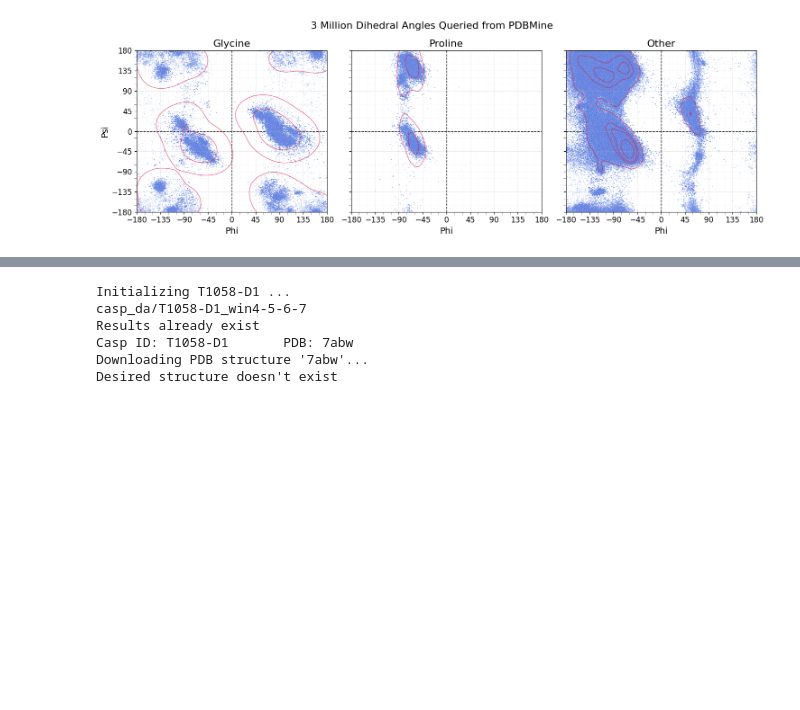
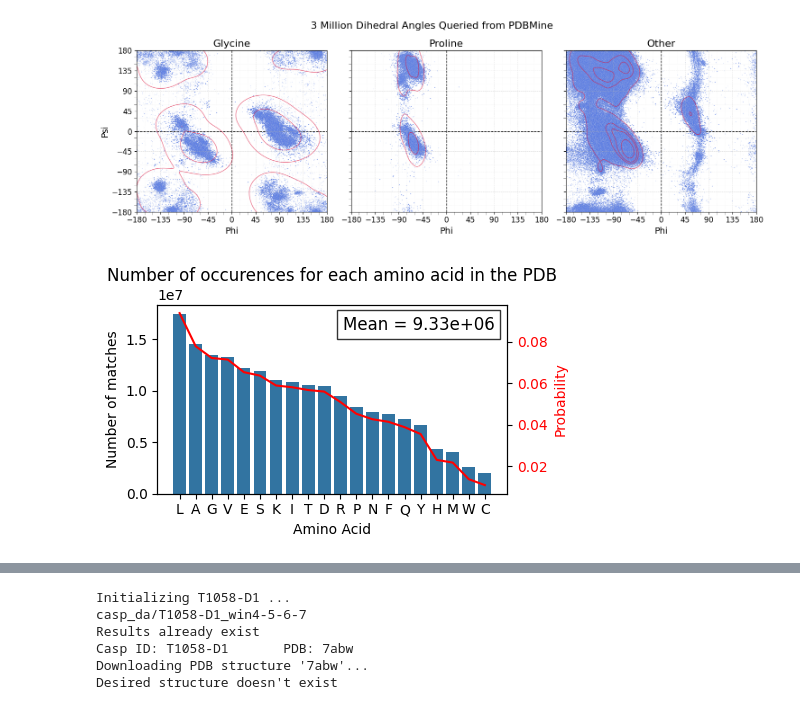
Before and after one commit to Musa-Azeem/protein-dihedral-visualization, a Jupyter notebook: paper_plots.ipynb, the cells around one changed output, grey strips where cells are left out. Saved outputs shown, nothing was run; the diff lists cells and outputs as text; code cells hidden in the pictures; blank space fills up the shorter version.

```diff
--- a/paper_plots.ipynb
+++ b/paper_plots.ipynb
@@ -146,20 +149,25 @@ plt.show()
 # %%
 k=1
 df = pd.read_csv(f'MegaQuery/win{k}.csv', keep_default_na=False)
 df = df.sort_values('n_matches', ascending=False)
 df['prob'] = df['n_matches'] / sum(df['n_matches'])
 
 fig, ax = plt.subplots(figsize=(5, 3))
 sns.barplot(data=df, x='seq', y='n_matches', ax=ax)
 ax.set_ylabel('Number of matches')
 ax.set_xlabel('Amino Acid')
 ax.set_title(f'Number of occurences for each amino acid in the PDB')
 ax2 = ax.twinx()
 sns.lineplot(data=df, x='seq', y='prob', ax=ax2, color='r')
 ax2.set_ylabel('Probability', color='r')
 ax2.tick_params(axis='y', labelcolor='r')
 
-ax.text(0.57, 0.95, f'Mean = {df.n_matches.mean():.2e}',transform=ax.transAxes, fontsize=12,
+ax.text(0.53, 0.94, f'Mean = {df.n_matches.mean():.2e}',transform=ax.transAxes, fontsize=12,
         verticalalignment='top', horizontalalignment='left',
         bbox=dict(facecolor='white', alpha=0.8))
-plt.show()
+# plt.show()
+
+plt.tight_layout()
+plt.savefig('paper_plots/mq_win1.png', dpi=300)
+# %% [output]
+[figure, added]
```
Also changed, not shown: parts of 15 cells of this notebook, 6 other files.
